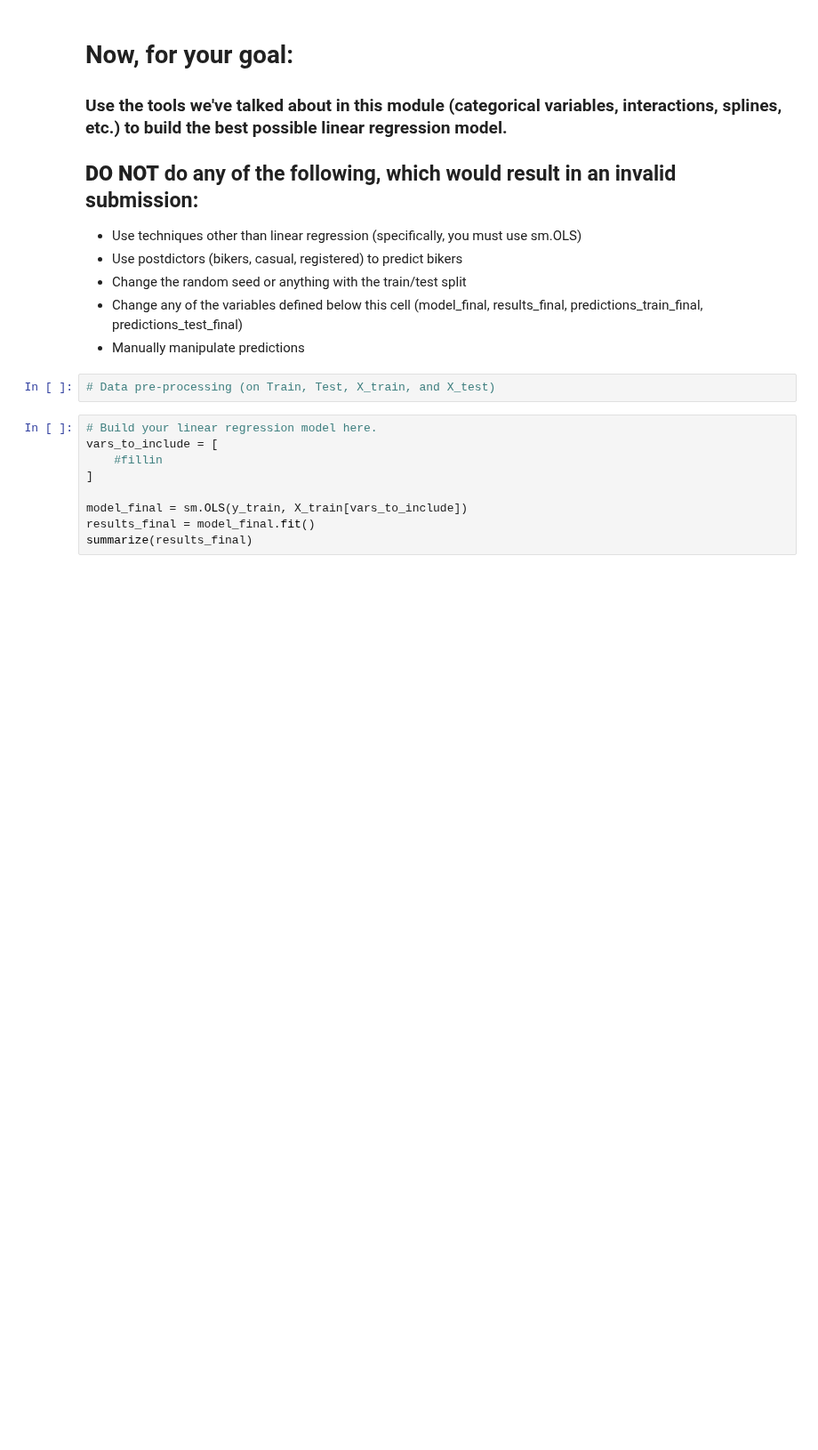
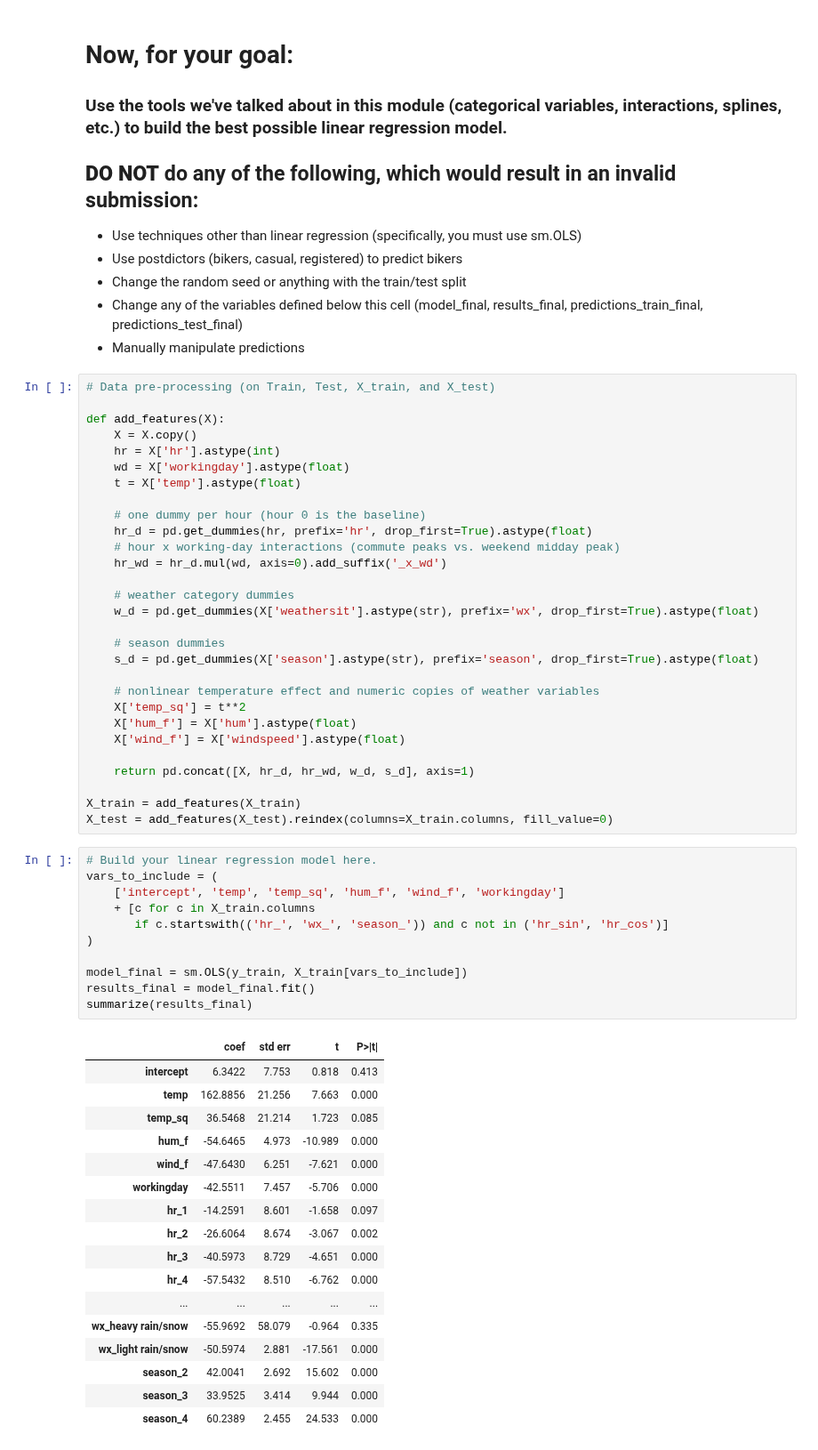
Before and after one commit to simonadille/code_2600, a Jupyter notebook: mod05_nonlinear.ipynb, the cells around one changed output. Shown at 89% size. Cells and saved outputs as stored; diff of their text form; blank space fills up the shorter version.

```diff
--- a/mod05_nonlinear.ipynb
+++ b/mod05_nonlinear.ipynb
@@ -271,15 +354,62 @@ plot_avg_actual_vs_predicted_by_feature(X=X_train,
 - Manually manipulate predictions
 # %%
 # Data pre-processing (on Train, Test, X_train, and X_test)
+
+def add_features(X):
+    X = X.copy()
+    hr = X['hr'].astype(int)
+    wd = X['workingday'].astype(float)
+    t = X['temp'].astype(float)
+
+    # one dummy per hour (hour 0 is the baseline)
+    hr_d = pd.get_dummies(hr, prefix='hr', drop_first=True).astype(float)
+    # hour x working-day interactions (commute peaks vs. weekend midday peak)
+    hr_wd = hr_d.mul(wd, axis=0).add_suffix('_x_wd')
+
+    # weather category dummies
+    w_d = pd.get_dummies(X['weathersit'].astype(str), prefix='wx', drop_first=True).astype(float)
+
+    # season dummies
+    s_d = pd.get_dummies(X['season'].astype(str), prefix='season', drop_first=True).astype(float)
+
+    # nonlinear temperature effect and numeric copies of weather variables
+    X['temp_sq'] = t**2
+    X['hum_f'] = X['hum'].astype(float)
+    X['wind_f'] = X['windspeed'].astype(float)
+
+    return pd.concat([X, hr_d, hr_wd, w_d, s_d], axis=1)
+
+X_train = add_features(X_train)
+X_test = add_features(X_test).reindex(columns=X_train.columns, fill_value=0)
 # %%
 # Build your linear regression model here.
-vars_to_include = [
-    #fillin
-]
+vars_to_include = (
+    ['intercept', 'temp', 'temp_sq', 'hum_f', 'wind_f', 'workingday']
+    + [c for c in X_train.columns
+       if c.startswith(('hr_', 'wx_', 'season_')) and c not in ('hr_sin', 'hr_cos')]
+)
 
 model_final = sm.OLS(y_train, X_train[vars_to_include])
 results_final = model_final.fit()
 summarize(results_final)
+# %% [output]
+|  | coef | std err | t | P>|t| |
+| intercept | 6.3422 | 7.753 | 0.818 | 0.413 |
+| temp | 162.8856 | 21.256 | 7.663 | 0.000 |
+| temp_sq | 36.5468 | 21.214 | 1.723 | 0.085 |
+| hum_f | -54.6465 | 4.973 | -10.989 | 0.000 |
+| wind_f | -47.6430 | 6.251 | -7.621 | 0.000 |
+| workingday | -42.5511 | 7.457 | -5.706 | 0.000 |
+| hr_1 | -14.2591 | 8.601 | -1.658 | 0.097 |
+| hr_2 | -26.6064 | 8.674 | -3.067 | 0.002 |
+| hr_3 | -40.5973 | 8.729 | -4.651 | 0.000 |
+| hr_4 | -57.5432 | 8.510 | -6.762 | 0.000 |
+| ... | ... | ... | ... | ... |
+| wx_heavy rain/snow | -55.9692 | 58.079 | -0.964 | 0.335 |
+| wx_light rain/snow | -50.5974 | 2.881 | -17.561 | 0.000 |
+| season_2 | 42.0041 | 2.692 | 15.602 | 0.000 |
+| season_3 | 33.9525 | 3.414 | 9.944 | 0.000 |
+| season_4 | 60.2389 | 2.455 | 24.533 | 0.000 |
 # %%
 predictions_train_final = predict(X_train[vars_to_include], results_final)
 print('MSE train: ', mse(y_train, predictions_train_final))
```
Also changed, not shown: parts of 18 cells of this notebook.
